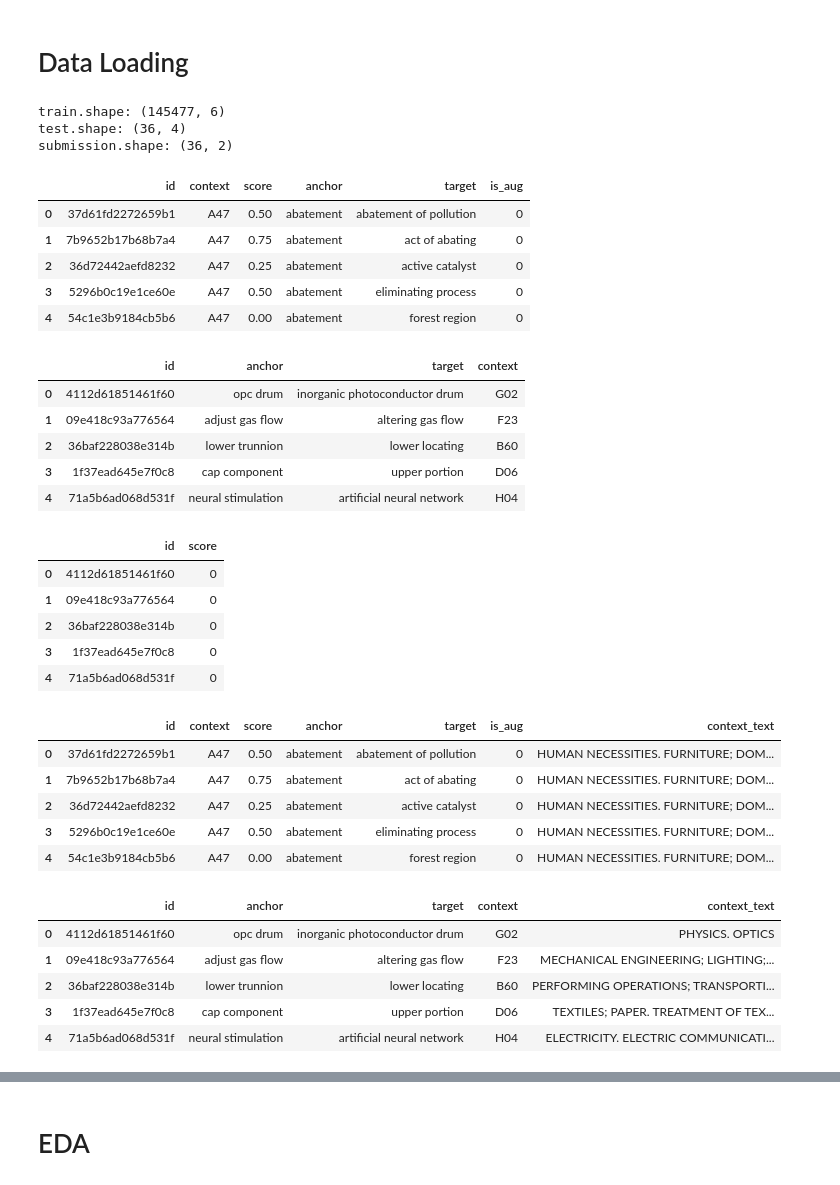
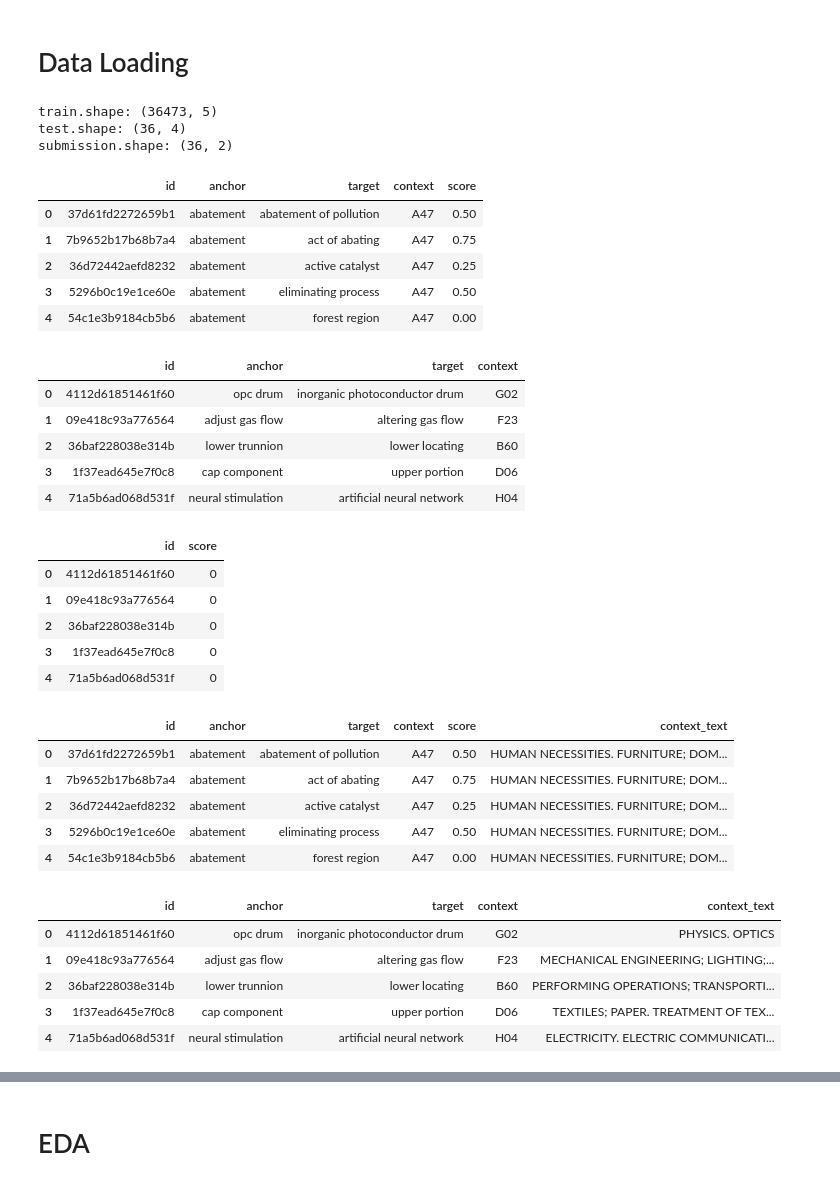
Before and after one commit to riow1983/us-patent-phrase-to-phrase-matching, a Jupyter notebook: notebooks/nb005t-deberta-v3-large.ipynb, the cells around one changed output, grey strips where cells are left out. Drawn from its saved outputs; the diff is of its cells as text; code cells hidden in the pictures.

```diff
--- a/notebooks/nb005t-deberta-v3-large.ipynb
+++ b/notebooks/nb005t-deberta-v3-large.ipynb
@@ -48,7 +48,7 @@ class CFG:
     wandb=True
     wandbproject=comp_name
     wandbgroup=nb_name
-    wandbname='exp003.003'
+    wandbname='exp003.002.001'
     _wandb_kernel='riow1983'
     apex=True
     print_freq=100
@@ -259,11 +232,11 @@ seed_everything(seed=42)
 # ====================================================
 # Data Loading
 # ====================================================
-#### AUG
-# train = pd.read_csv(INPUT_DIR+'train.csv')
-train = pd.read_csv('../input/kagglenb006-back-translate-aug-data/train.csv')
-#### AUGAUG
-# train = pd.read_csv(INPUT_DIR+'train.csv')
+# #### AUG
+# # train = pd.read_csv(INPUT_DIR+'train.csv')
+# train = pd.read_csv('../input/kagglenb006-back-translate-aug-data/train.csv')
+# #### AUGAUG
+train = pd.read_csv(INPUT_DIR+'train.csv')
 test = pd.read_csv(INPUT_DIR+'test.csv')
 submission = pd.read_csv(INPUT_DIR+'sample_submission.csv')
 print(f"train.shape: {train.shape}")
@@ -273,15 +246,15 @@ display(train.head())
 display(test.head())
 display(submission.head())
 # %% [output]
-train.shape: (145477, 6)
+train.shape: (36473, 5)
 test.shape: (36, 4)
 submission.shape: (36, 2)
-|  | id | context | score | anchor | target | is_aug |
-| 0 | 37d61fd2272659b1 | A47 | 0.50 | abatement | abatement of pollution | 0 |
-| 1 | 7b9652b17b68b7a4 | A47 | 0.75 | abatement | act of abating | 0 |
-| 2 | 36d72442aefd8232 | A47 | 0.25 | abatement | active catalyst | 0 |
-| 3 | 5296b0c19e1ce60e | A47 | 0.50 | abatement | eliminating process | 0 |
-| 4 | 54c1e3b9184cb5b6 | A47 | 0.00 | abatement | forest region | 0 |
+|  | id | anchor | target | context | score |
+| 0 | 37d61fd2272659b1 | abatement | abatement of pollution | A47 | 0.50 |
+| 1 | 7b9652b17b68b7a4 | abatement | act of abating | A47 | 0.75 |
+| 2 | 36d72442aefd8232 | abatement | active catalyst | A47 | 0.25 |
+| 3 | 5296b0c19e1ce60e | abatement | eliminating process | A47 | 0.50 |
+| 4 | 54c1e3b9184cb5b6 | abatement | forest region | A47 | 0.00 |
 |  | id | anchor | target | context |
 | 0 | 4112d61851461f60 | opc drum | inorganic photoconductor drum | G02 |
 | 1 | 09e418c93a776564 | adjust gas flow | altering gas flow | F23 |
@@ -298,41 +271,58 @@ submission.shape: (36, 2)
 # ====================================================
 # CPC Data
 # ====================================================
 def get_cpc_texts():
     contexts = []
     pattern = '[A-Z]\d+'
     for file_name in os.listdir('../input/cpc-data/CPCSchemeXML202105'):
         result = re.findall(pattern, file_name)
         if result:
             contexts.append(result)
     contexts = sorted(set(sum(contexts, [])))
     results = {}
+
+    # for cpc in ['A', 'B', 'C', 'D', 'E', 'F', 'G', 'H', 'Y']:
+    #     with open(f'../input/cpc-data/CPCTitleList202202/cpc-section-{cpc}_20220201.txt') as f:
+    #         s = f.read()
+    #     pattern = f'{cpc}\t\t.+'
+    #     result = re.findall(pattern, s)
+    #     cpc_result = result[0].lstrip(pattern)
+    #     for context in [c for c in contexts if c[0] == cpc]:
+    #         pattern = f'{context}\t\t.+'
+    #         result = re.findall(pattern, s)
+    #         results[context] = cpc_result + ". " + result[0].lstrip(pattern)
+
+    # Credits to https://www.kaggle.com/competitions/us-patent-phrase-to-phrase-matching/discussion/324928
     for cpc in ['A', 'B', 'C', 'D', 'E', 'F', 'G', 'H', 'Y']:
         with open(f'../input/cpc-data/CPCTitleList202202/cpc-section-{cpc}_20220201.txt') as f:
             s = f.read()
         pattern = f'{cpc}\t\t.+'
         result = re.findall(pattern, s)
-        cpc_result = result[0].lstrip(pattern)
+        pattern = "^"+pattern[:-2]
+        cpc_result = re.sub(pattern, "", result[0])
         for context in [c for c in contexts if c[0] == cpc]:
             pattern = f'{context}\t\t.+'
             result = re.findall(pattern, s)
-            results[context] = cpc_result + ". " + result[0].lstrip(pattern)
+            pattern = "^"+pattern[:-2]
+            results[context] = cpc_result + ". " + re.sub(pattern, "", result[0])
+
+
     return results
 
 
 cpc_texts = get_cpc_texts()
 torch.save(cpc_texts, OUTPUT_DIR+"cpc_texts.pth")
 train['context_text'] = train['context'].map(cpc_texts)
 test['context_text'] = test['context'].map(cpc_texts)
 display(train.head())
 display(test.head())
 # %% [output]
-|  | id | context | score | anchor | target | is_aug | context_text |
-| 0 | 37d61fd2272659b1 | A47 | 0.50 | abatement | abatement of pollution | 0 | HUMAN NECESSITIES. FURNITURE; DOM... |
-| 1 | 7b9652b17b68b7a4 | A47 | 0.75 | abatement | act of abating | 0 | HUMAN NECESSITIES. FURNITURE; DOM... |
-| 2 | 36d72442aefd8232 | A47 | 0.25 | abatement | active catalyst | 0 | HUMAN NECESSITIES. FURNITURE; DOM... |
-| 3 | 5296b0c19e1ce60e | A47 | 0.50 | abatement | eliminating process | 0 | HUMAN NECESSITIES. FURNITURE; DOM... |
-| 4 | 54c1e3b9184cb5b6 | A47 | 0.00 | abatement | forest region | 0 | HUMAN NECESSITIES. FURNITURE; DOM... |
+|  | id | anchor | target | context | score | context_text |
+| 0 | 37d61fd2272659b1 | abatement | abatement of pollution | A47 | 0.50 | HUMAN NECESSITIES. FURNITURE; DOM... |
+| 1 | 7b9652b17b68b7a4 | abatement | act of abating | A47 | 0.75 | HUMAN NECESSITIES. FURNITURE; DOM... |
+| 2 | 36d72442aefd8232 | abatement | active catalyst | A47 | 0.25 | HUMAN NECESSITIES. FURNITURE; DOM... |
+| 3 | 5296b0c19e1ce60e | abatement | eliminating process | A47 | 0.50 | HUMAN NECESSITIES. FURNITURE; DOM... |
+| 4 | 54c1e3b9184cb5b6 | abatement | forest region | A47 | 0.00 | HUMAN NECESSITIES. FURNITURE; DOM... |
 |  | id | anchor | target | context | context_text |
 | 0 | 4112d61851461f60 | opc drum | inorganic photoconductor drum | G02 | PHYSICS. OPTICS |
 | 1 | 09e418c93a776564 | adjust gas flow | altering gas flow | F23 | MECHANICAL ENGINEERING; LIGHTING;... |
```
Also changed, not shown: parts of 10 cells of this notebook.
